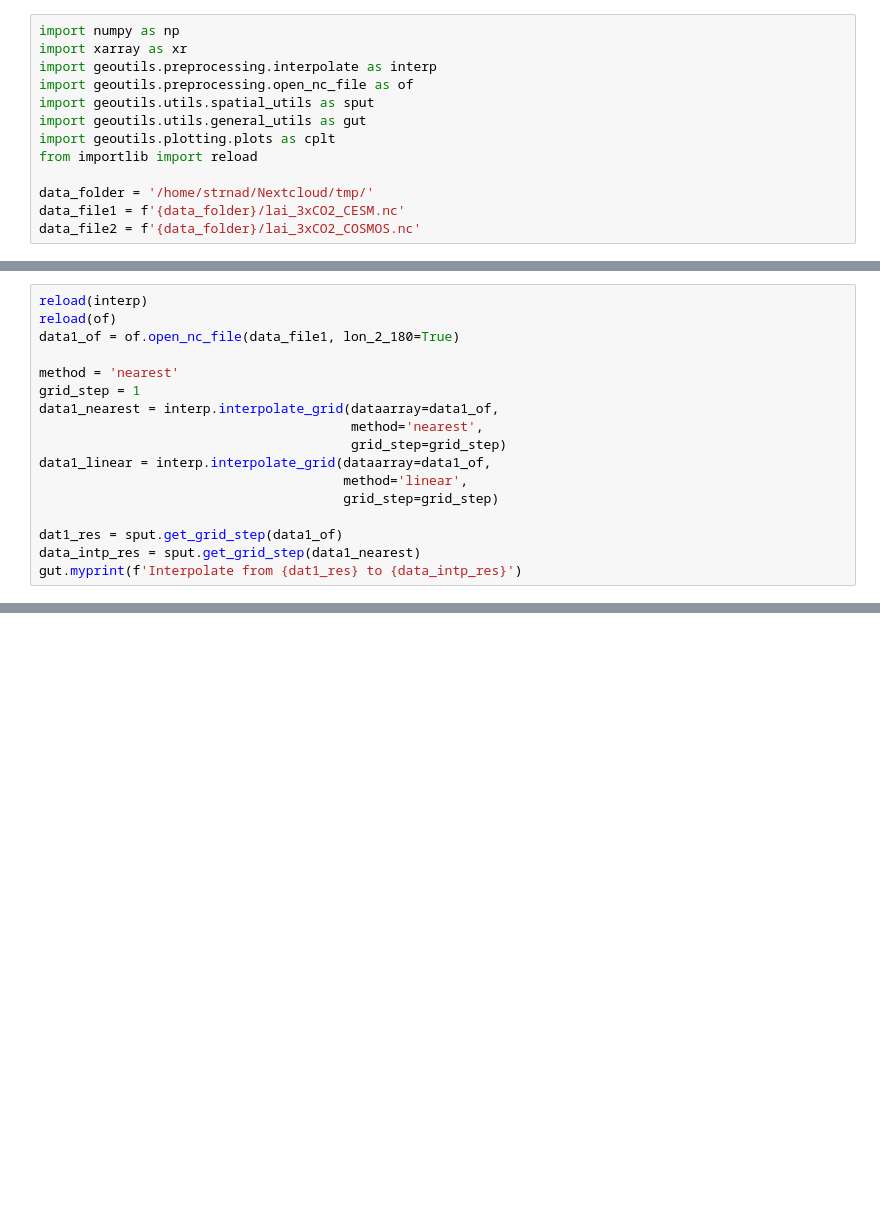
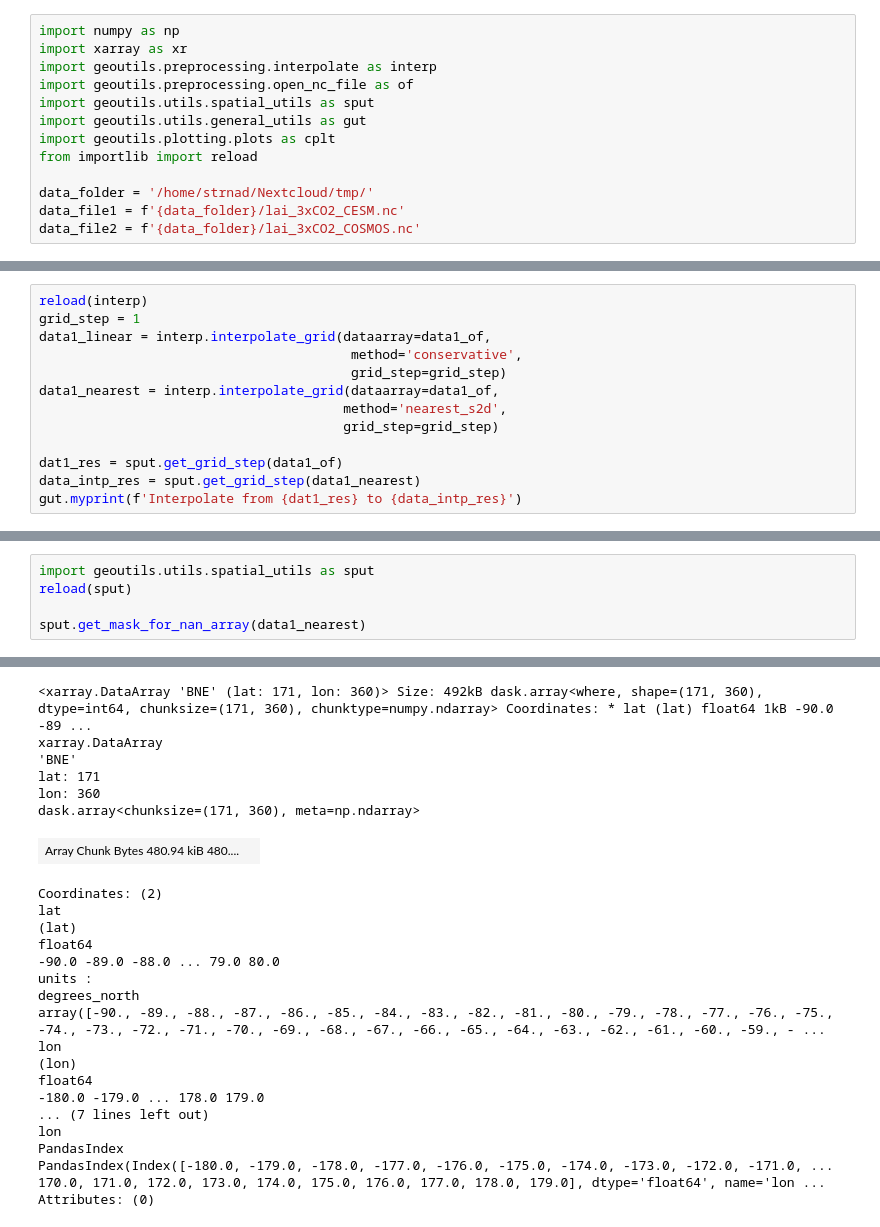
Before and after one commit to fstrnad/geoutils, a Jupyter notebook: tutorials/interpolate_tutorial.ipynb, the cells around one changed output, grey strips where cells are left out. Drawn from its saved outputs; the diff is of its cells as text; blank space fills up the shorter version.

Commit message:
added new interpolation functions

```diff
--- a/tutorials/interpolate_tutorial.ipynb
+++ b/tutorials/interpolate_tutorial.ipynb
@@ -14,15 +32,11 @@ data_file2 = f'{data_folder}/lai_3xCO2_COSMOS.nc'
 # %%
 reload(interp)
-reload(of)
-data1_of = of.open_nc_file(data_file1, lon_2_180=True)
-
-method = 'nearest'
 grid_step = 1
+data1_linear = interp.interpolate_grid(dataarray=data1_of,
+                                        method='conservative',
+                                        grid_step=grid_step)
 data1_nearest = interp.interpolate_grid(dataarray=data1_of,
-                                        method='nearest',
-                                        grid_step=grid_step)
-data1_linear = interp.interpolate_grid(dataarray=data1_of,
-                                       method='linear',
+                                       method='nearest_s2d',
                                        grid_step=grid_step)
 
 dat1_res = sput.get_grid_step(data1_of)
@@ -105,0 +116,6 @@ im2 = cplt.plot_map(mean_BNE_linear.T,
+# %%
+import geoutils.utils.spatial_utils as sput
+reload(sput)
+
+sput.get_mask_for_nan_array(data1_nearest)
+# %% [output]
@@ -105,0 +123,24 @@ im2 = cplt.plot_map(mean_BNE_linear.T,
+<xarray.DataArray 'BNE' (lat: 171, lon: 360)> Size: 492kB dask.array<where, shape=(171, 360), dtype=int64, chunksize=(171, 360), chunktype=numpy.ndarray> Coordinates: * lat (lat) float64 1kB -90.0 -89 ...
+xarray.DataArray
+'BNE'
+lat: 171
+lon: 360
+dask.array<chunksize=(171, 360), meta=np.ndarray>
+| Array Chunk Bytes 480.94 kiB 480.... |  |
+Coordinates: (2)
+lat
+(lat)
+float64
+-90.0 -89.0 -88.0 ... 79.0 80.0
+units :
+degrees_north
+array([-90., -89., -88., -87., -86., -85., -84., -83., -82., -81., -80., -79., -78., -77., -76., -75., -74., -73., -72., -71., -70., -69., -68., -67., -66., -65., -64., -63., -62., -61., -60., -59., - ...
+lon
+(lon)
+float64
+-180.0 -179.0 ... 178.0 179.0
+... (7 lines left out)
+lon
+PandasIndex
+PandasIndex(Index([-180.0, -179.0, -178.0, -177.0, -176.0, -175.0, -174.0, -173.0, -172.0, -171.0, ... 170.0, 171.0, 172.0, 173.0, 174.0, 175.0, 176.0, 177.0, 178.0, 179.0], dtype='float64', name='lon ...
+Attributes: (0)
```
Also changed, not shown: parts of 5 cells of this notebook, 19 other files.
